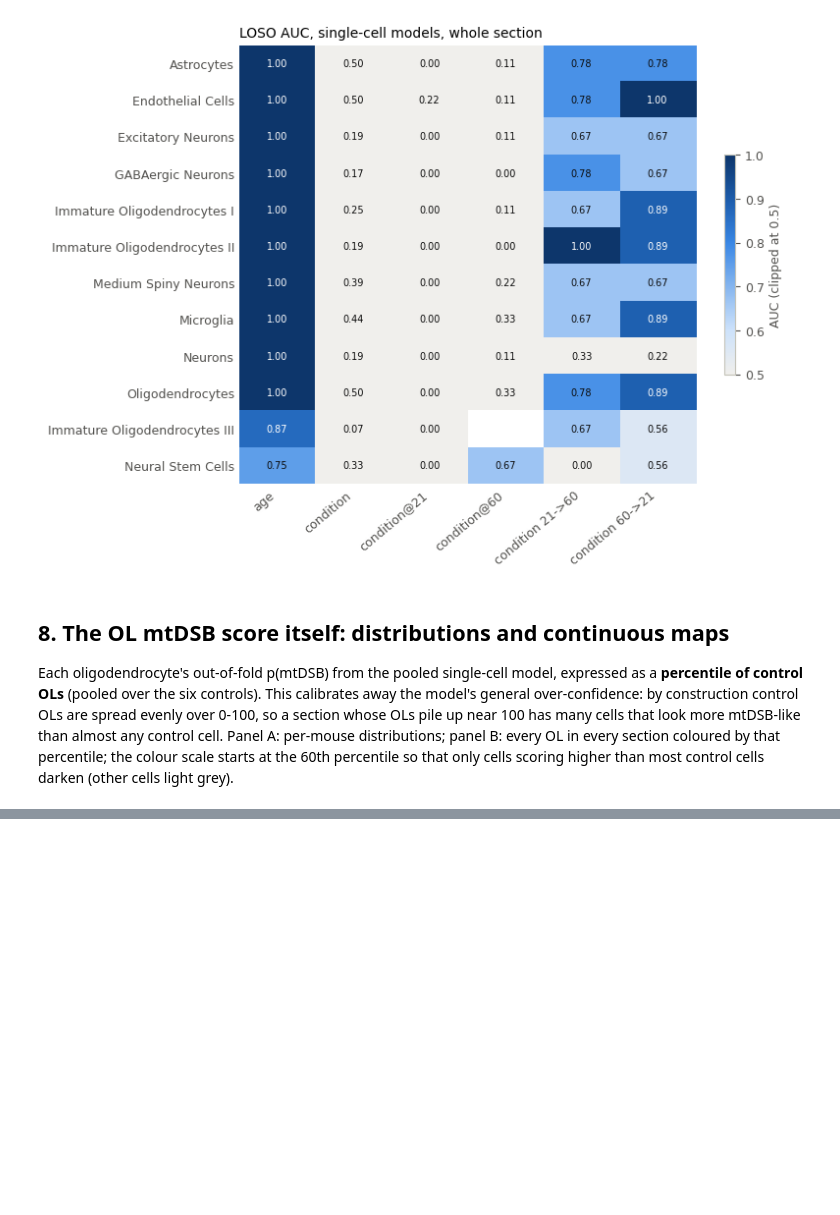
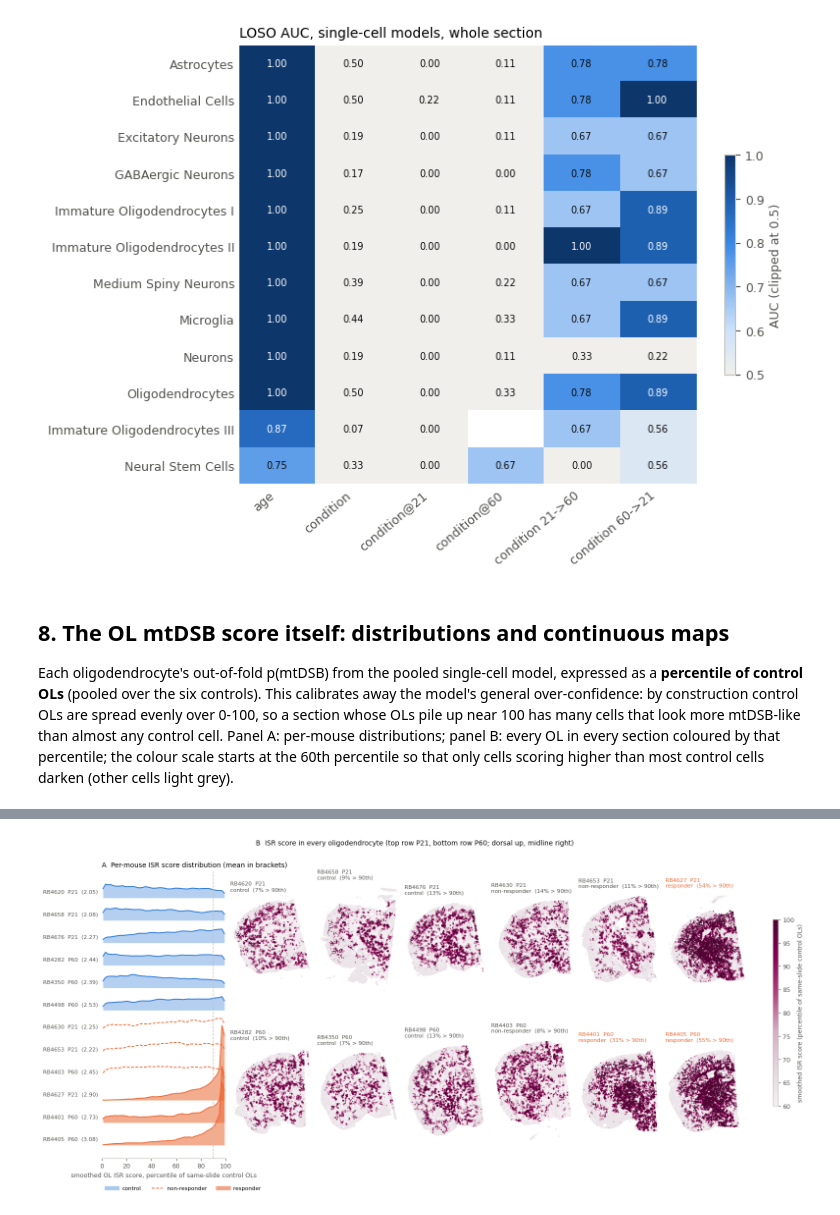
Before and after one commit to christoffermattssonlangseth/oligo-mtDSB, a Jupyter notebook: analysis/02-ol-response-and-classifiers.ipynb, the cells around one changed output, grey strips where cells are left out. Drawn from its saved outputs; the diff is of its cells as text; code cells hidden in the pictures; blank space fills up the shorter version.

```diff
--- a/analysis/02-ol-response-and-classifiers.ipynb
+++ b/analysis/02-ol-response-and-classifiers.ipynb
@@ -551,7 +556,7 @@ ax.legend(handles=[Line2D([], [], color=BLUE, lw=6, alpha=0.4, label="control"),
           frameon=False, fontsize=8, loc="upper left", bbox_to_anchor=(0, -0.08), ncol=3)
 
 # B: continuous maps
-ct = cell_table[["sample_id", "x_centroid", "y_centroid"]]
+ct = cell_table[["sample_id", "x_oriented", "y_oriented"]].rename(columns={"x_oriented": "x_centroid", "y_oriented": "y_centroid"})
 map_order = sections.assign(o=sections.group.map({g: i for i, g in enumerate(GROUP_ORDER)})).sort_values(["age", "o"]).index
 for k, sid in enumerate(map_order):
     axm = fig.add_subplot(gsp[k // 6, 1 + k % 6])
@@ -586,0 +602,67 @@ save(fig, "F8_ol_score_maps")
+# %%
+from sklearn.neighbors import NearestNeighbors
+gs_cells = pd.read_csv(REPO / "results" / "cell_table" / "ol_gene_scores.csv.gz", index_col=0)
+gs_cells = gs_cells.join(cell_table[["x_oriented", "y_oriented"]], how="inner")
+K = 15
+smooth = pd.Series(np.nan, index=gs_cells.index)
+for sid, idx in gs_cells.groupby("sample_id").groups.items():
+    sub = gs_cells.loc[idx]
+    nn = NearestNeighbors(n_neighbors=K).fit(sub[["x_oriented", "y_oriented"]].to_numpy())
+    _, nbr = nn.kneighbors(sub[["x_oriented", "y_oriented"]].to_numpy())
+    smooth.loc[idx] = sub["isr"].to_numpy()[nbr].mean(1)
+gs_cells["isr_smooth"] = smooth
+# percentile against the controls of the same Xenium slide (slide = age cohort here, so this also removes age)
+gs_cells["age"] = gs_cells.sample_id.map(sections["age"])
+gs_cells["isr_pct"] = np.nan
+for age, idx in gs_cells.groupby("age").groups.items():
+    sub = gs_cells.loc[idx]
+    ref = np.sort(sub.loc[sub.sample_id.isin(ctrl_ids), "isr_smooth"].to_numpy())
+    gs_cells.loc[idx, "isr_pct"] = 100 * np.searchsorted(ref, sub["isr_smooth"].to_numpy(), side="right") / len(ref)
+isr_summary = sections[["age", "condition", "group"]].join(gs_cells.groupby("sample_id").agg(
+    isr_mean=("isr", "mean"), isr_pct_median=("isr_pct", "median"),
+    frac_above_90=("isr_pct", lambda v: (v > 90).mean()), myelin_mean=("myelin_down", "mean"), n_OLs=("isr", "size")))
+save_table(isr_summary.round(3), "ol_isr_cell_score_by_section")
+display(isr_summary.sort_values("isr_mean", ascending=False).round(3))
+
+fig = plt.figure(figsize=(17, 7.6))
+gsp = fig.add_gridspec(2, 7, width_ratios=[1.5, 1, 1, 1, 1, 1, 1], wspace=0.05, hspace=0.12)
+ax = fig.add_subplot(gsp[:, 0])
+bins = np.linspace(0, 100, 51); centers = (bins[:-1] + bins[1:]) / 2
+order = sections.assign(o=sections.group.map({g: i for i, g in enumerate(GROUP_ORDER)})).sort_values(["o", "age"]).index
+for i, sid in enumerate(order[::-1]):
+    v = gs_cells.loc[gs_cells.sample_id == sid, "isr_pct"].to_numpy()
+    d, _ = np.histogram(v, bins=bins, density=True)
+    d = np.convolve(d, np.ones(3) / 3, mode="same") * 100 * 0.45
+    g = sections.loc[sid, "group"]
+    col = BLUE if g == "control" else ORANGE
+    ax.fill_between(centers, i, i + d, color=col, alpha={"control": 0.35, "non-responder": 0.0, "responder": 0.55}[g], lw=0)
+    ax.plot(centers, i + d, color=col, lw=1.4, ls="-" if g != "non-responder" else (0, (3, 1.5)))
+    ax.text(-3, i + 0.15, f"{sid}  P{sections.loc[sid, 'age']}  ({isr_summary.loc[sid, 'isr_mean']:.2f})",
+            ha="right", va="bottom", fontsize=8, color=INK2)
+ax.axvline(90, color=AXIS, lw=1, ls="--")
+ax.set_xlim(0, 100); ax.set_yticks([]); ax.spines["left"].set_visible(False)
+ax.set_xlabel("smoothed OL ISR score, percentile of same-slide control OLs")
+ax.set_title("A  Per-mouse ISR score distribution (mean in brackets)")
+from matplotlib.lines import Line2D
+ax.legend(handles=[Line2D([], [], color=BLUE, lw=6, alpha=0.4, label="control"),
+                   Line2D([], [], color=ORANGE, lw=1.4, ls=(0, (3, 1.5)), label="non-responder"),
+                   Line2D([], [], color=ORANGE, lw=6, alpha=0.6, label="responder")],
+          frameon=False, fontsize=8, loc="upper left", bbox_to_anchor=(0, -0.08), ncol=3)
+map_order = sections.assign(o=sections.group.map({g: i for i, g in enumerate(GROUP_ORDER)})).sort_values(["age", "o"]).index
+for k, sid in enumerate(map_order):
+    axm = fig.add_subplot(gsp[k // 6, 1 + k % 6])
+    c = cell_table[cell_table.sample_id == sid]
+    bg = c.sample(min(len(c), 40000), random_state=0)
+    axm.scatter(bg.x_oriented, bg.y_oriented, s=0.12, color="#ebe4e8", rasterized=True)
+    o = gs_cells[gs_cells.sample_id == sid].sort_values("isr_pct")
+    sca = axm.scatter(o.x_oriented, o.y_oriented, c=o["isr_pct"], s=0.3, cmap=PLUMSEQ, vmin=60, vmax=100, rasterized=True)
+    axm.set_aspect("equal"); axm.axis("off")
+    g = sections.loc[sid, "group"]
+    axm.set_title(f"{sid}  P{sections.loc[sid, 'age']}\n{g}  ({100 * isr_summary.loc[sid, 'frac_above_90']:.0f}% > 90th)",
+                  fontsize=8, color=ORANGE if g == "responder" else INK2)
+cax = fig.add_axes([0.93, 0.25, 0.006, 0.5])
+fig.colorbar(sca, cax=cax, label="smoothed ISR score (percentile of same-slide control OLs)")
+fig.text(0.31, 0.95, "B  ISR score in every oligodendrocyte (top row P21, bottom row P60; dorsal up, midline right)",
+         fontsize=10, color=INK)
+save(fig, "F9_ol_isr_maps")
+# %% [output]
@@ -586,0 +683 @@ save(fig, "F8_ol_score_maps")
+[figure, added]
```
Also changed, not shown: parts of 6 cells of this notebook, 31 other files.
